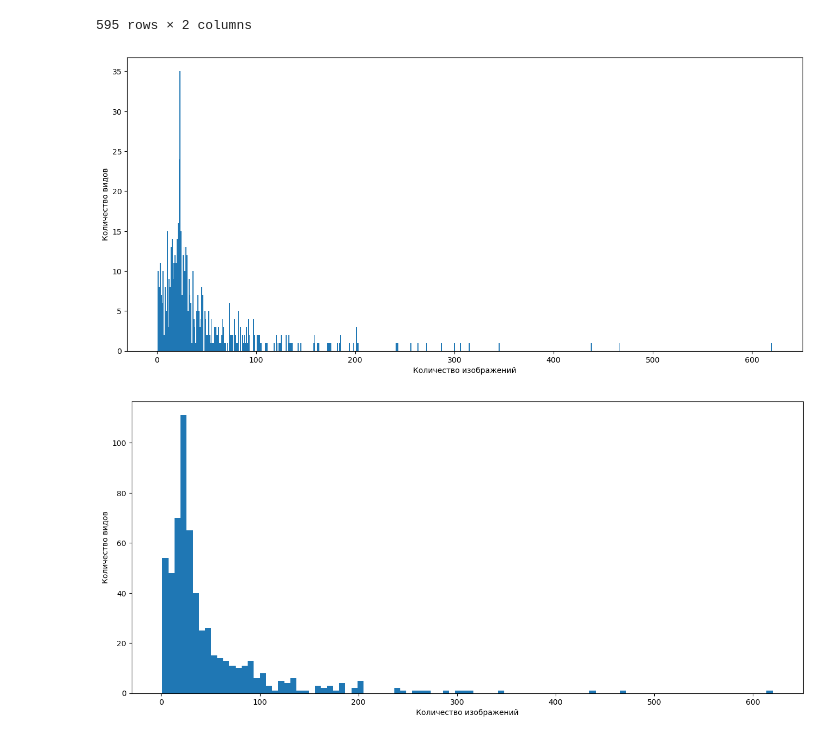
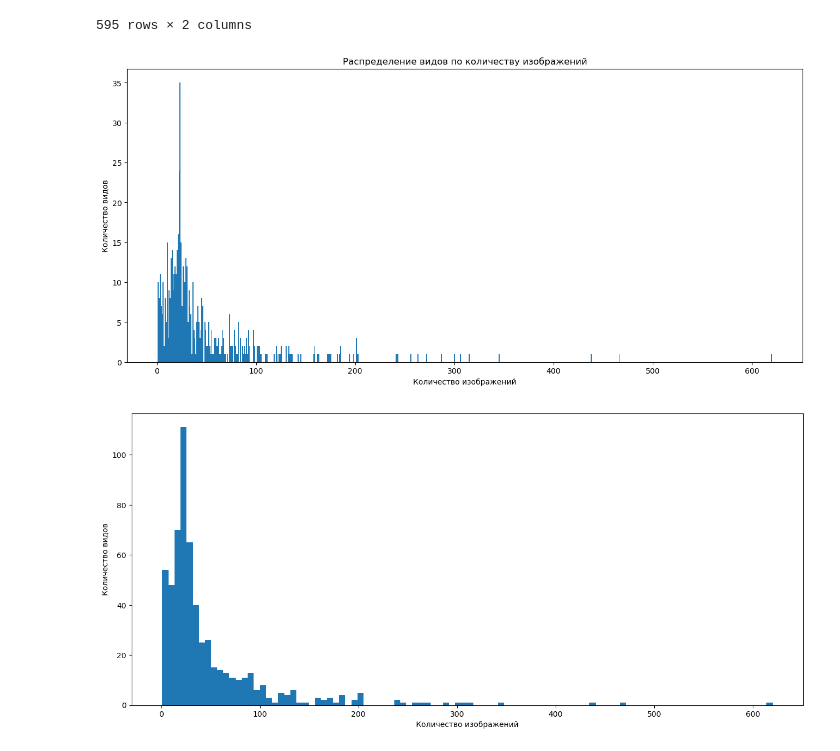
Before and after one commit to Sanch0pansa/feathers_recognition, a Jupyter notebook: data_analysis.ipynb, the cells around one changed output. Cells and saved outputs as stored; diff of their text form; code cells hidden in the pictures.

```diff
--- a/data_analysis.ipynb
+++ b/data_analysis.ipynb
@@ -47,11 +47,13 @@ result_df
 # %%
 plt.figure(figsize=(16, 7))
 plt.hist(result_df['number_of_images'], bins=620)
 plt.xlabel("Количество изображений")
 plt.ylabel("Количество видов")
+plt.title('Распределение видов по количеству изображений')
+plt.savefig("p4.png")
 plt.show()
 # %% [output]
-[figure, old version]
+[figure, new version]
 # %%
 plt.figure(figsize=(16, 7))
 plt.hist(result_df['number_of_images'], bins=100)
```
Also changed, not shown: parts of 3 cells of this notebook, 4 other files.
